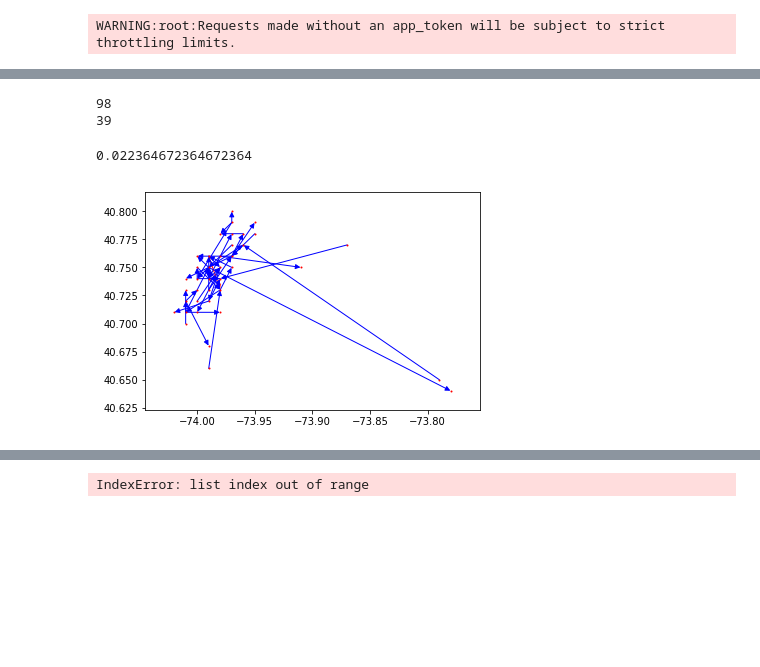
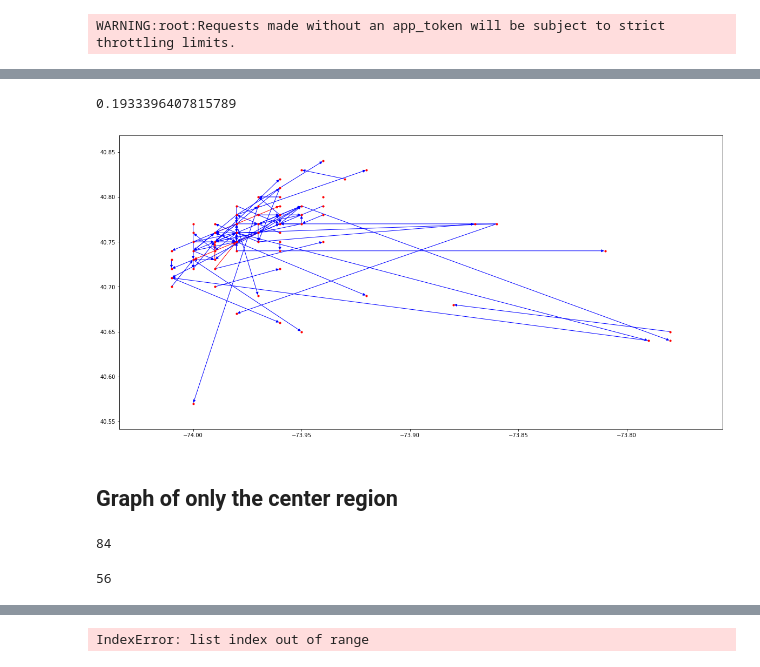
Before and after one commit to xlDownxl/Network-Analysis, a Jupyter notebook: src/project.ipynb, the cells around one changed output, grey strips where cells are left out. Saved outputs shown, nothing was run; the diff lists cells and outputs as text; code cells hidden in the pictures; blank space fills up the shorter version.

Commit message:
center graph and comments

```diff
--- a/src/project.ipynb
+++ b/src/project.ipynb
@@ -13,6 +13,6 @@ def getData(limit):
     results_df = pd.DataFrame.from_records(results)
     return results_df
 # %%
-taxi = getData(50)
+taxi = getData(100)
 # %% [output]
 WARNING:root:Requests made without an app_token will be subject to strict throttling limits.
@@ -99,0 +106,4 @@ a=max(index)
+# %%
+#grab the maximum number of the same edge to make classes of edge counts
+count=max(index)
+print(a)
@@ -100,5 +112,5 @@ a=max(index)
 # %%
-index[index<=(a/2)]=0
-index[index>(a/2)]=1
+index[index<=(count/2)]=0
+index[index>(count/2)]=1
 #index=index[index>=(a/2)]
 # %%
@@ -118,13 +149,0 @@ g=nx.DiGraph()
-# %%
-node_list=[]
-for i in range(len(pickup_list)):
-    node_list.append(pickup_list[i])
-for i in range(len(dropoff_list)):
-    node_list.append(dropoff_list[i])
-print(len(node_list))
-node_list=list(set(node_list))
-print(len(node_list))
-g.add_nodes_from(node_list)
-# %% [output]
-98
-39
@@ -137,8 +155,13 @@ for i in range(len(node_list)):
 # %%
 nx.average_clustering(g)
 # %% [output]
-0.022364672364672364
+0.1933396407815789
+# %%
+#set the size of the plot
+plt.rcParams["figure.figsize"] = (20,10)
 # %%
-nx.draw_networkx(g, node_size = 1,pos=position,with_labels=False,edge_color=colors)
+nx.draw_networkx(g, node_size = 10,with_labels=False,pos=position,edge_color=colors)
 # %% [output]
-[figure, old version]
+[figure, new version]
+# %% [markdown]
+## Graph of only the center region
@@ -144,0 +178,22 @@ nx.draw_networkx(g, node_size = 1,pos=position,with_labels=False,edge_color=colo
+# %%
+center_edges=[]
+for i in edge_tuples:
+    if i[0][0]<-74.1 or i[0][0]>-73.9 or i[0][1]<40.65 or i[0][1]>40.85:
+        pass
+    else:
+        if i[1][0]<-74.1 or i[1][0]>-73.9 or i[1][1]<40.65 or i[1][1]>40.85:
+            pass
+        else:
+            center_edges.append(i)
+g_center.add_edges_from(center_edges)
+print(len(center_edges))
+# %% [output]
+84
+# %%
+center_position = {}
+a=list(g_center.nodes)
+for i in range(len(a)):
+    center_position.update({a[i]:a[i]})
+print(len(center_position))
+# %% [output]
+56
```
Also changed, not shown: parts of 25 cells of this notebook.
